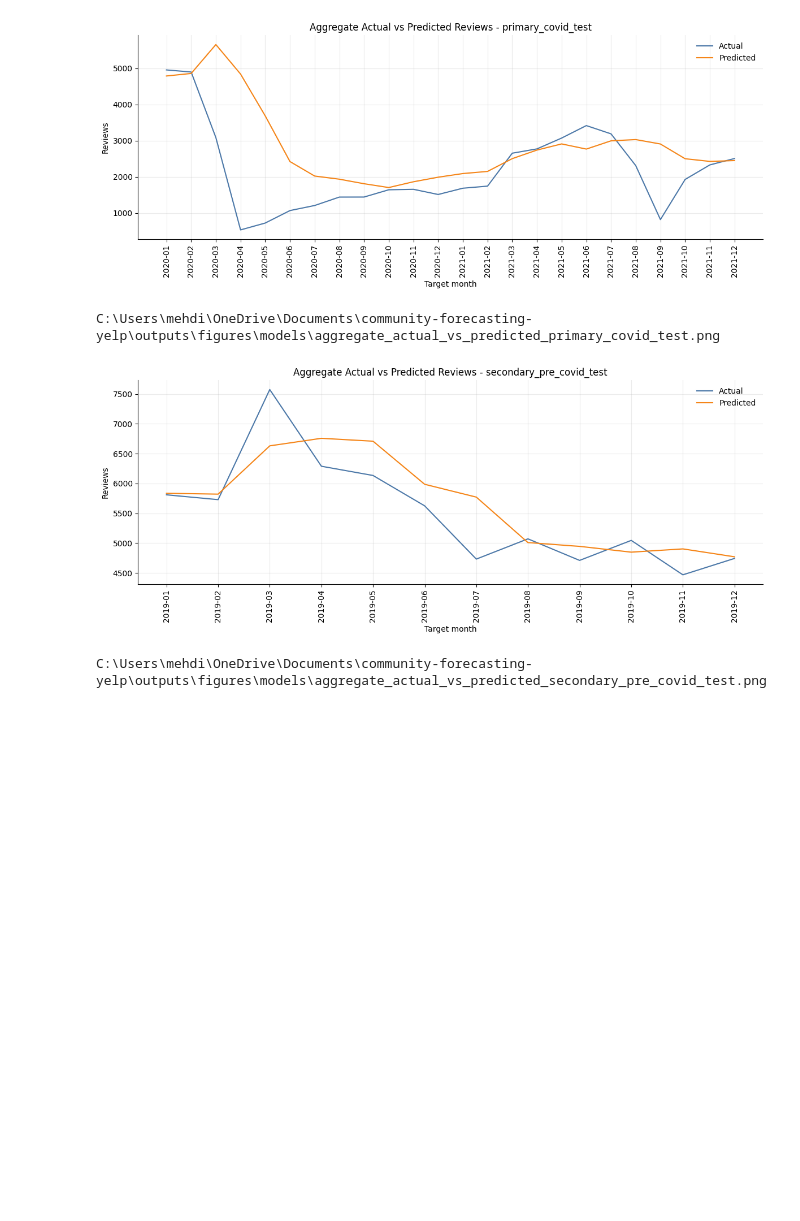
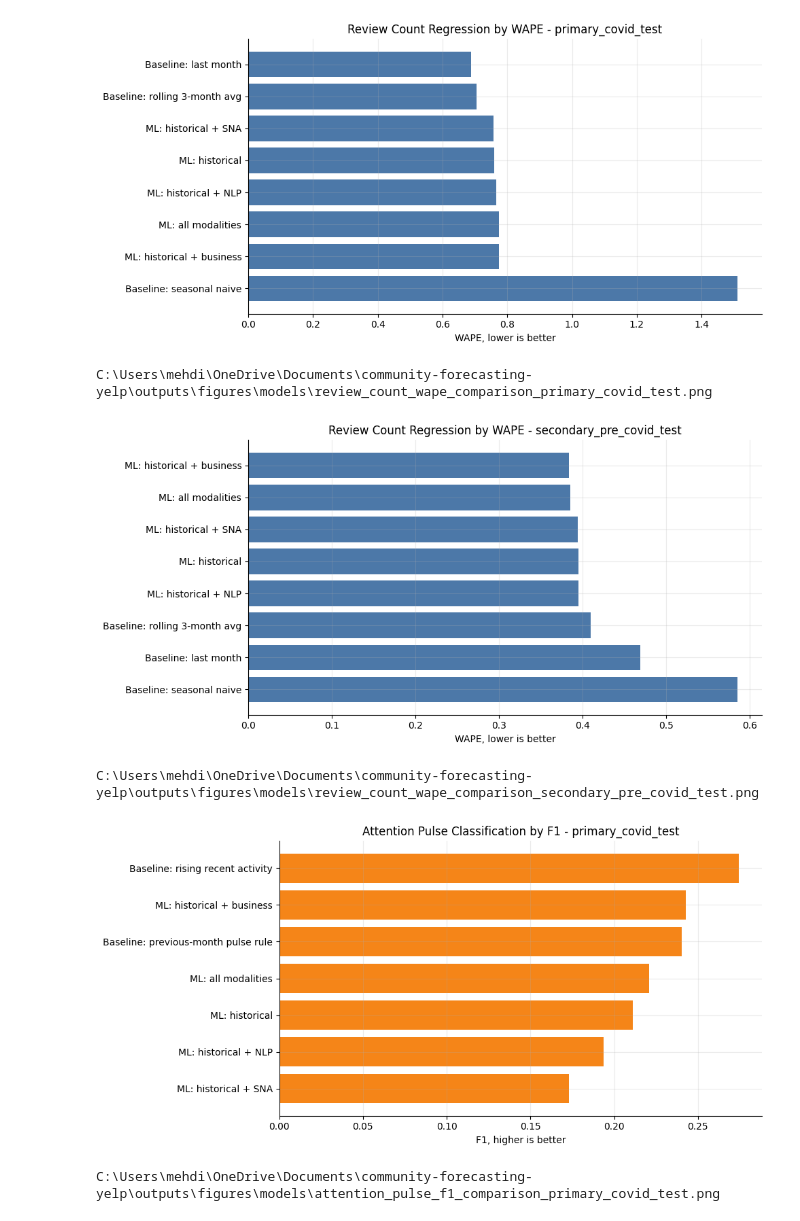
Before and after one commit to MehdiHellall/community-forecasting-yelp, a Jupyter notebook: notebooks/06_forecasting_models.ipynb, the cells around one changed output. Cells and saved outputs as stored; diff of their text form; code cells hidden in the pictures; blank space fills up the shorter version.

Commit message:
Add community attention forecasting workflow

```diff
--- a/notebooks/06_forecasting_models.ipynb
+++ b/notebooks/06_forecasting_models.ipynb
@@ -168,24 +278,35 @@ C:\Users\mehdi\OneDrive\Documents\community-forecasting-yelp\outputs\figures\mod
 # %%
-comparison_model = "ML: historical + business + SNA"
-for split_name in predictions_df["split"].unique():
-    plot_df = predictions_df[(predictions_df["split"] == split_name) & (predictions_df["model"] == comparison_model)].copy()
-    monthly = plot_df.groupby("target_month_str").agg(actual=("target_next_month_reviews", "sum"), predicted=("prediction", "sum")).reset_index()
-    fig, ax = plt.subplots(figsize=(12, 5))
-    ax.plot(monthly["target_month_str"], monthly["actual"], label="Actual", color="#4C78A8")
-    ax.plot(monthly["target_month_str"], monthly["predicted"], label="Predicted", color="#F58518")
-    ax.set_title(f"Aggregate Actual vs Predicted Reviews - {split_name}")
-    ax.set_xlabel("Target month")
-    ax.set_ylabel("Reviews")
-    ax.tick_params(axis="x", rotation=90)
-    ax.legend(frameon=False)
+for split_name in metrics_df["split"].unique():
+    split_metrics = metrics_df[metrics_df["split"] == split_name].sort_values("WAPE")
+    fig, ax = plt.subplots(figsize=(10, 5))
+    ax.barh(split_metrics["model"], split_metrics["WAPE"], color="#4C78A8")
+    ax.invert_yaxis()
+    ax.set_title(f"Review Count Regression by WAPE - {split_name}")
+    ax.set_xlabel("WAPE, lower is better")
     fig.tight_layout()
-    path = FIGURES_DIR / f"aggregate_actual_vs_predicted_{split_name}.png"
+    path = FIGURES_DIR / f"review_count_wape_comparison_{split_name}.png"
     fig.savefig(path, dpi=160)
     plt.show()
     plt.close(fig)
     print(path)
+
+for split_name in pulse_metrics_df["split"].unique():
+    split_metrics = pulse_metrics_df[pulse_metrics_df["split"] == split_name].sort_values("F1", ascending=False)
+    fig, ax = plt.subplots(figsize=(10, 5))
+    ax.barh(split_metrics["model"], split_metrics["F1"], color="#F58518")
+    ax.invert_yaxis()
+    ax.set_title(f"Attention Pulse Classification by F1 - {split_name}")
+    ax.set_xlabel("F1, higher is better")
+    fig.tight_layout()
+    path = FIGURES_DIR / f"attention_pulse_f1_comparison_{split_name}.png"
+    fig.savefig(path, dpi=160)
+    plt.show()
+    plt.close(fig)
+    print(path)
 # %% [output]
-[figure, old version]
+[figure, new version]
-C:\Users\mehdi\OneDrive\Documents\community-forecasting-yelp\outputs\figures\models\aggregate_actual_vs_predicted_primary_covid_test.png
+C:\Users\mehdi\OneDrive\Documents\community-forecasting-yelp\outputs\figures\models\review_count_wape_comparison_primary_covid_test.png
-[figure, old version]
+[figure, new version]
-C:\Users\mehdi\OneDrive\Documents\community-forecasting-yelp\outputs\figures\models\aggregate_actual_vs_predicted_secondary_pre_covid_test.png
+C:\Users\mehdi\OneDrive\Documents\community-forecasting-yelp\outputs\figures\models\review_count_wape_comparison_secondary_pre_covid_test.png
+[figure, added]
+C:\Users\mehdi\OneDrive\Documents\community-forecasting-yelp\outputs\figures\models\attention_pulse_f1_comparison_primary_covid_test.png
```
Also changed, not shown: parts of 10 cells of this notebook, 13 other files.
